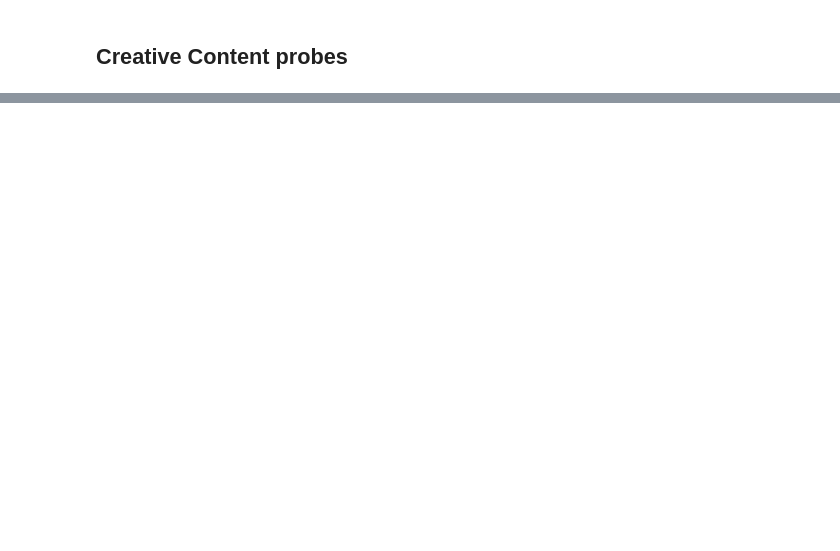
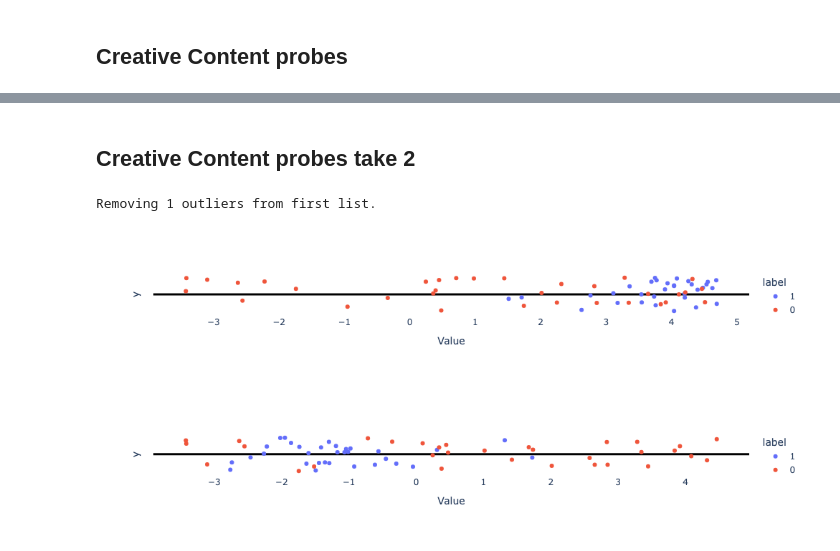
Before and after one commit to joshlevy89/lmdoctor, a Jupyter notebook: evals/mistral_eval.ipynb, the cells around one changed output, grey strips where cells are left out. Cells and saved outputs as stored; diff of their text form; code cells hidden in the pictures; blank space fills up the shorter version.

```diff
--- a/evals/mistral_eval.ipynb
+++ b/evals/mistral_eval.ipynb
@@ -462,0 +478,31 @@ Removing 5 outliers from first list.
+# %% [markdown]
+## Creative Content probes take 2
+# %%
+# Visualize the projections
+
+from lmdoctor import plot_utils, detection_utils
+proj_pairs = detection_utils.act_pairs_to_projs(doc.train_acts, doc.direction_info, len(doc.statement_pairs['train']))
+
+
+labels = doc.statement_pairs['labels']
+honesty_pairs_idxs = [i for i in range(len(doc.statement_pairs['train'])) if labels[i]=='false_true_pair']
+other_pairs_idxs = [i for i in range(len(doc.statement_pairs['train'])) if labels[i]=='false_fictional_pair']
+
+layer = 19
+
+# projs_true = proj_pairs[0, :, layer]
+# projs_lie = proj_pairs[1, :, layer]
+
+projs_true = proj_pairs[0, honesty_pairs_idxs, layer]
+projs_lie = proj_pairs[1, honesty_pairs_idxs, layer]
+
+plot_utils.plot_projs_on_numberline(projs_true, projs_lie)
+
+projs_true = proj_pairs[0, other_pairs_idxs, layer]
+projs_lie = proj_pairs[1, other_pairs_idxs, layer]
+
+plot_utils.plot_projs_on_numberline(projs_true, projs_lie)
+# %% [output]
+Removing 1 outliers from first list.
+[figure, added]
+[figure, added]
```
Also changed, not shown: parts of 23 cells of this notebook, 3 other files.
